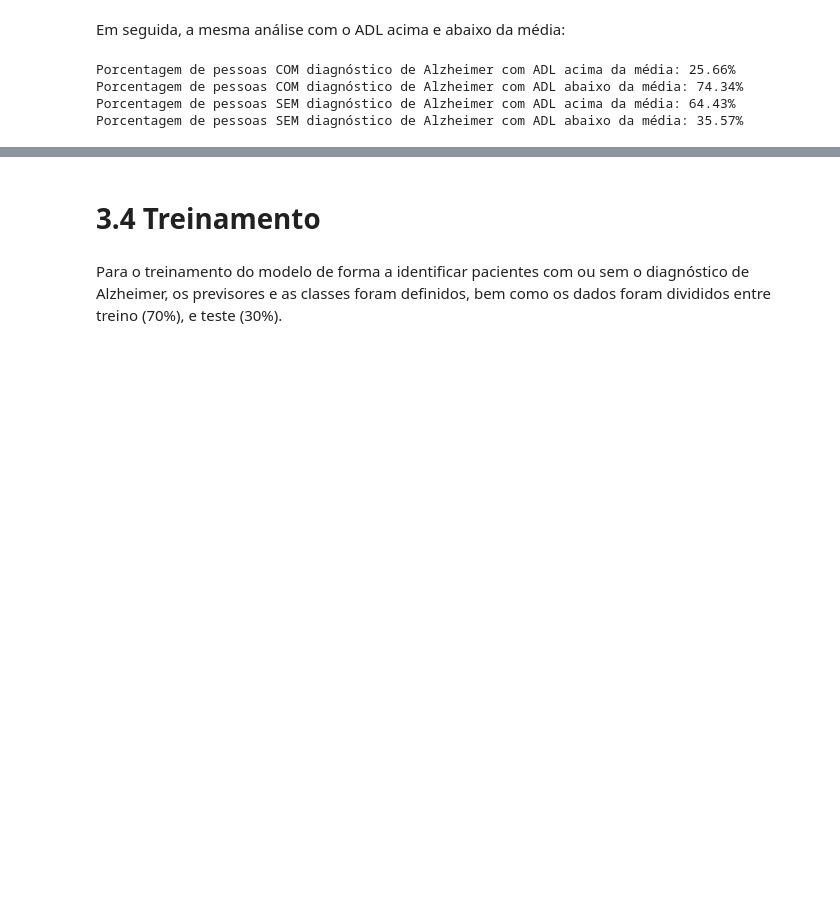
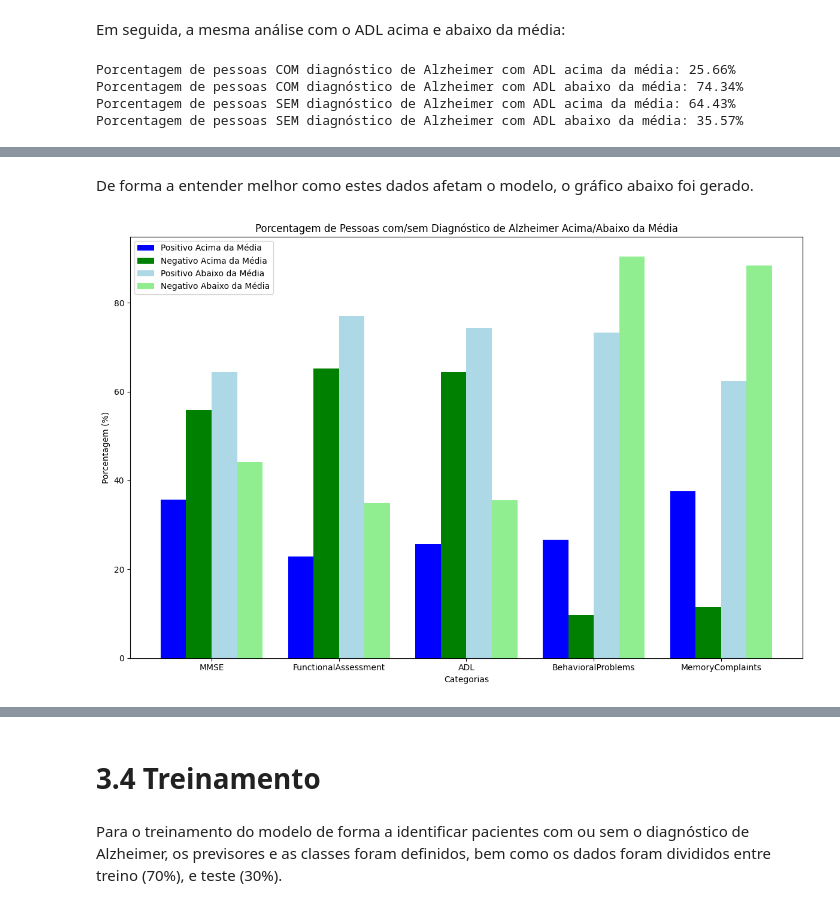
Before and after one commit to RafaelHKlauck/ciencia-de-dados, a Jupyter notebook: trabalhoGA/alzheimers_disease.ipynb, the cells around one changed output, grey strips where cells are left out. Saved outputs shown, nothing was run; the diff lists cells and outputs as text; code cells hidden in the pictures; blank space fills up the shorter version.

Commit message:
Feat: Add more graphics

```diff
--- a/trabalhoGA/alzheimers_disease.ipynb
+++ b/trabalhoGA/alzheimers_disease.ipynb
@@ -636,0 +653,19 @@ Saber as métricas mais relevantes é importante para a construção do modelo d
+# %%
+mean_BehavioralProblems = alzheimers_data['BehavioralProblems'].mean()
+
+positive_diagnosis_BehavioralProblems_above_mean = positive_diagnosis[positive_diagnosis['BehavioralProblems'] > mean_BehavioralProblems]
+positive_diagnosis_BehavioralProblems_below_mean = positive_diagnosis[positive_diagnosis['BehavioralProblems'] < mean_BehavioralProblems]
+
+positive_diagnosis_BehavioralProblems_above_mean_percentage = (positive_diagnosis_BehavioralProblems_above_mean.shape[0] / positive_diagnosis.shape[0]) * 100
+positive_diagnosis_BehavioralProblems_below_mean_percentage = (positive_diagnosis_BehavioralProblems_below_mean.shape[0] / positive_diagnosis.shape[0]) * 100
+
+negative_diagnosis_BehavioralProblems_above_mean = negative_diagnosis[negative_diagnosis['BehavioralProblems'] > mean_BehavioralProblems]
+negative_diagnosis_BehavioralProblems_below_mean = negative_diagnosis[negative_diagnosis['BehavioralProblems'] < mean_BehavioralProblems]
+
+negative_diagnosis_BehavioralProblems_above_mean_percentage = (negative_diagnosis_BehavioralProblems_above_mean.shape[0] / negative_diagnosis.shape[0]) * 100
+negative_diagnosis_BehavioralProblems_below_mean_percentage = (negative_diagnosis_BehavioralProblems_below_mean.shape[0] / negative_diagnosis.shape[0]) * 100
+
+print(f'Porcentagem de pessoas COM diagnóstico de Alzheimer com BehavioralProblems acima da média: {positive_diagnosis_BehavioralProblems_above_mean_percentage:.2f}%')
+print(f'Porcentagem de pessoas COM diagnóstico de Alzheimer com BehavioralProblems abaixo da média: {positive_diagnosis_BehavioralProblems_below_mean_percentage:.2f}%')
+print(f'Porcentagem de pessoas SEM diagnóstico de Alzheimer com BehavioralProblems acima da média: {negative_diagnosis_BehavioralProblems_above_mean_percentage:.2f}%')
+print(f'Porcentagem de pessoas SEM diagnóstico de Alzheimer com BehavioralProblems abaixo da média: {negative_diagnosis_BehavioralProblems_below_mean_percentage:.2f}%')
@@ -636,0 +677,61 @@ Saber as métricas mais relevantes é importante para a construção do modelo d
+# %% [markdown]
+De forma a entender melhor como estes dados afetam o modelo, o gráfico abaixo foi gerado.
+# %%
+categories = ['MMSE', 'FunctionalAssessment', 'ADL', 'BehavioralProblems', 'MemoryComplaints']
+
+# Diagnóstico Positivo
+positive_above = [
+    positive_diagnosis_MMSE_above_mean_percentage,
+    positive_diagnosis_FunctionalAssessment_above_mean_percentage,
+    positive_diagnosis_ADL_above_mean_percentage,
+    positive_diagnosis_BehavioralProblems_above_mean_percentage,
+    positive_diagnosis_MemoryComplaints_above_mean_percentage
+]
+
+positive_below = [
+    positive_diagnosis_MMSE_below_mean_percentage,
+    positive_diagnosis_FunctionalAssessment_below_mean_percentage,
+    positive_diagnosis_ADL_below_mean_percentage,
+    positive_diagnosis_BehavioralProblems_below_mean_percentage,
+    positive_diagnosis_MemoryComplaints_below_mean_percentage
+]
+
+# Diagnóstico Negativo
+negative_above = [
+    negative_diagnosis_MMSE_above_mean_percentage,
+    negative_diagnosis_FunctionalAssessment_above_mean_percentage,
+    negative_diagnosis_ADL_above_mean_percentage,
+    negative_diagnosis_BehavioralProblems_above_mean_percentage,
+    negative_diagnosis_MemoryComplaints_above_mean_percentage
+]
+
+negative_below = [
+    negative_diagnosis_MMSE_below_mean_percentage,
+    negative_diagnosis_FunctionalAssessment_below_mean_percentage,
+    negative_diagnosis_ADL_below_mean_percentage,
+    negative_diagnosis_BehavioralProblems_below_mean_percentage,
+    negative_diagnosis_MemoryComplaints_below_mean_percentage
+]
+
+# Posição eixo x
+x = np.arange(len(categories))
+width = 0.2
+
+plt.figure(figsize=(12, 8))
+
+plt.bar(x - width, positive_above, width, label='Positivo Acima da Média', color='blue')
+plt.bar(x, negative_above, width, label='Negativo Acima da Média', color='green')
+
+plt.bar(x + width, positive_below, width, label='Positivo Abaixo da Média', color='lightblue')
+plt.bar(x + 2*width, negative_below, width, label='Negativo Abaixo da Média', color='lightgreen')
+
+plt.xlabel('Categorias')
+plt.ylabel('Porcentagem (%)')
+plt.title('Porcentagem de Pessoas com/sem Diagnóstico de Alzheimer Acima/Abaixo da Média')
+plt.xticks(x + width/2, categories)
+
+plt.legend()
+plt.tight_layout()
+plt.show()
+# %% [output]
+[figure, added]
```
Also changed, not shown: parts of 20 cells of this notebook.
